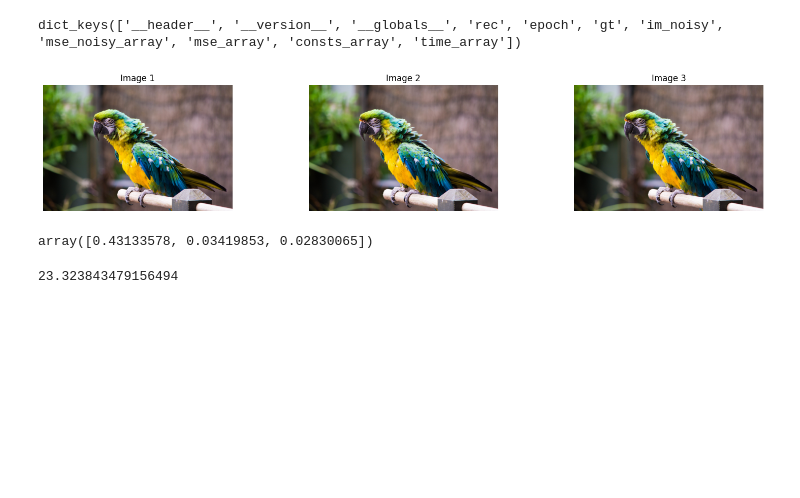
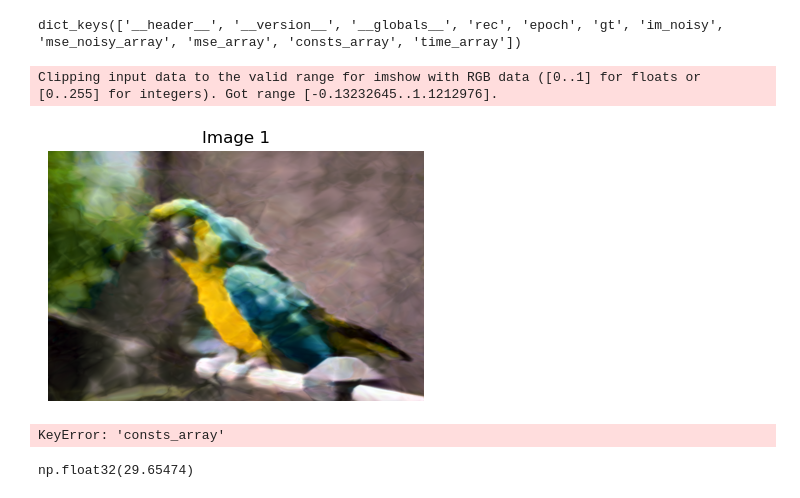
Before and after one commit to Pandula-2000/INR, a Jupyter notebook: Playground/Wire Implementation/view_mats.ipynb, the cells around one changed output. Drawn from its saved outputs; the diff is of its cells as text; code cells hidden in the pictures; blank space fills up the shorter version.

Commit message:
error checking with wire

```diff
--- a/Playground/Wire Implementation/view_mats.ipynb
+++ b/Playground/Wire Implementation/view_mats.ipynb
@@ -20,5 +21,6 @@ mat_4 = io.loadmat('./results/denoising/raisedCos_T0.2_b0.6_noisy(False)_hiddenL
 # %%
-mats = [mat_2, mat_3, mat_4]
+# mats = [mat_2, mat_3, mat_4]
+mats = [mat_2]
 # %%
 mat_2.keys()
 # %% [output]
@@ -26,26 +28,33 @@ dict_keys(['__header__', '__version__', '__globals__', 'rec', 'epoch', 'gt', 'im
 # %%
 import matplotlib.pyplot as plt
 
 # Create a figure and 4 subplots in a 1x4 grid
-fig, axes = plt.subplots(1, 3, figsize=(16, 3))
+fig, axes = plt.subplots(1, len(mats), figsize=(16, 3))
+axes = np.atleast_1d(axes)  # Ensure axes is always an array
+
 x = np.arange(2000)
 
 # Example data for each subplot
-for i in range(3):
-    axes[i].imshow(mats[i]['gt'], cmap='gray')
+for i in range(len(mats)):
+    axes[i].imshow(mats[i]['rec'], cmap='gray')
     axes[i].set_title(f'Image {i+1}')
     axes[i].axis('off')  # Turn off the axis
+
+# axes[len(mats)].imshow(mats[0]['rec'], cmap='gray')
+# axes[len(mats)].set_title('Noisy Image')
+# axes[len(mats)].axis('off')  # Turn off the axis
 
 # Display the plot
 plt.tight_layout()
 plt.show()
 # %% [output]
+Clipping input data to the valid range for imshow with RGB data ([0..1] for floats or [0..255] for integers). Got range [-0.13232645..1.1212976].
-[figure, old version]
+[figure, new version]
 # %%
-mat_2['consts_array'][0][1999]
+mat_5['consts_array'][0][1999]
 # %% [output]
-array([0.43133578, 0.03419853, 0.02830065])
+KeyError: 'consts_array'
 # %%
-psnr(mat_2['gt'], mat_2['rec'])
+psnr(mat_5['gt'], mat_5['rec'])
 # %% [output]
-23.323843479156494
+np.float32(29.65474)
```
Also changed, not shown: parts of 2 cells of this notebook, 3 other files.
